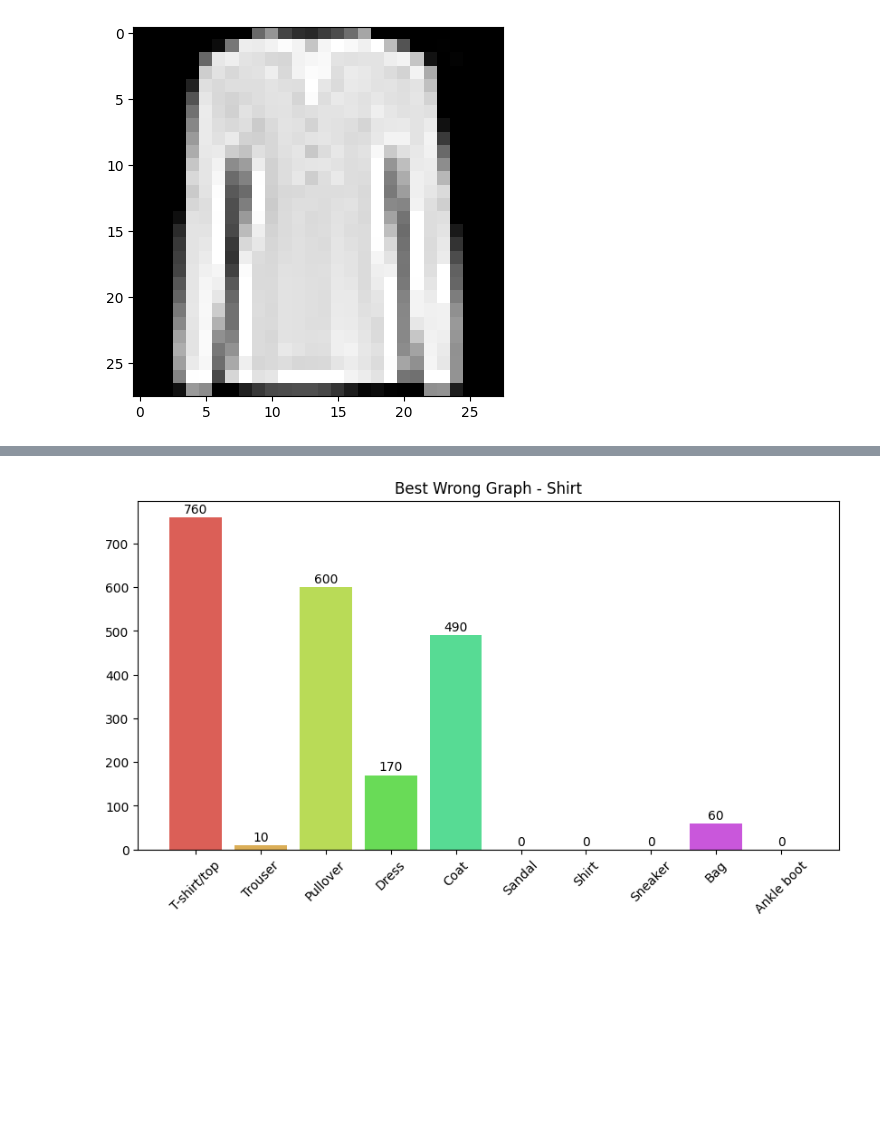
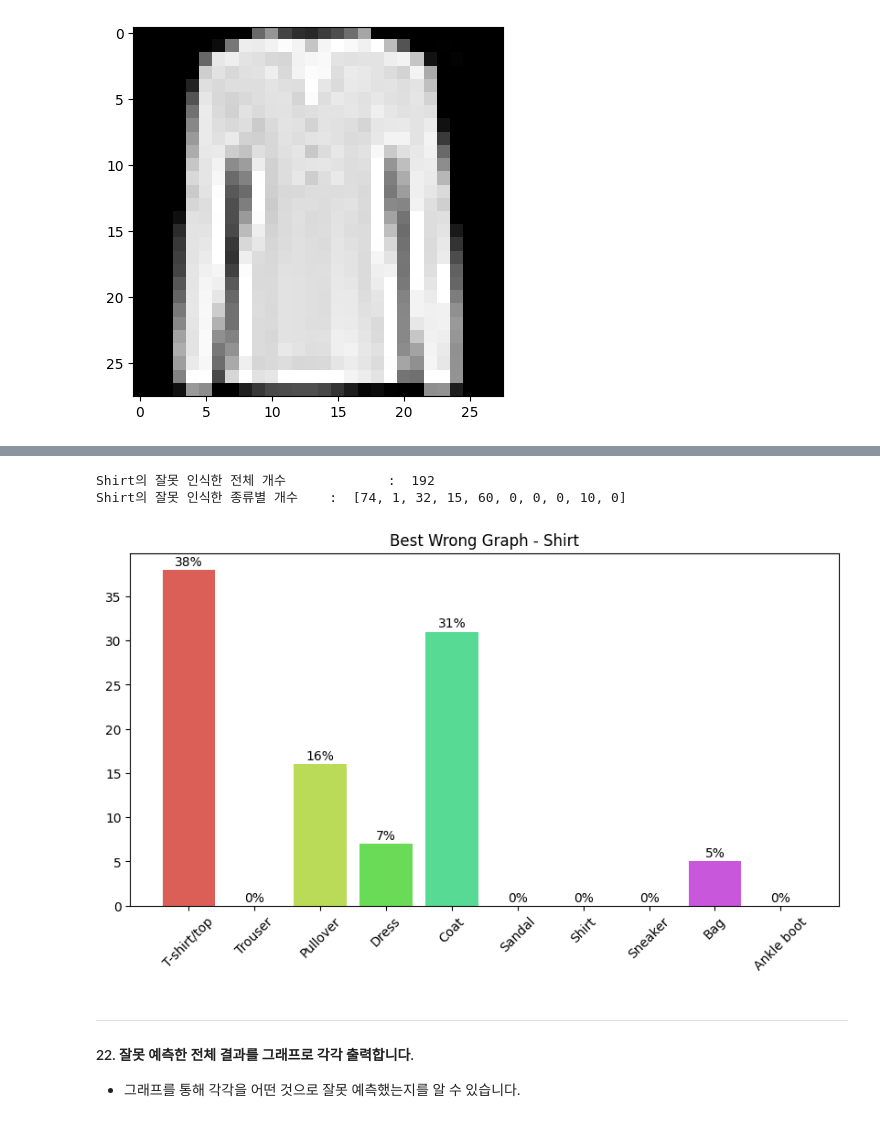
Before and after one commit to Konkuk-Univ-Glocal-Campus/introai202401-midterm-bkk21, a Jupyter notebook: midterm.ipynb, the cells around one changed output, grey strips where cells are left out. Cells and saved outputs as stored; diff of their text form; code cells hidden in the pictures; blank space fills up the shorter version.

```diff
--- a/midterm.ipynb
+++ b/midterm.ipynb
@@ -371,16 +454,16 @@ plt.show()
 #test 데이터로 최종 평가
 model.eval()
 X_test, y_test = test_img.to(default_device), test_label.to(default_device)
-result = model(X_test)
+test_result = model(X_test)
 
 #Loss 값 계산
-loss = criterion(result, y_test)
+loss = criterion(test_result, y_test)
 
 #정확도 계산
-_, pred = torch.max(result.data, 1)
+_, pred = torch.max(test_result.data, 1)
 accuracy = 100.*(pred == y_test).sum().item() / len(pred)
 
 #결과 출력
-print(f"Test loss : {loss.item():.9f}")
-print(f"Test accuracy : {accuracy:5.2f} %")
+print(f"Test Loss : {loss.item():.9f}")
+print(f"Test Acc : {accuracy:5.2f} %")
 # %% [output]
@@ -496,9 +669,15 @@ plt.show()
 # %%
+#각 데이터 개수
+print("각 데이터의 개수\t: ", data_count)
+
 #오답 리스트
-wrong_list = test_result['wrong']
+list = test_result['wrong']
+
+#정답 개수
+print("각 오답 개수\t: ", list)
 
 #색상 지정
-colors = sns.color_palette('hls',len(correct_list))
+colors = sns.color_palette('hls',len(list))
 
 #차트 크기
 plt.figure(figsize = (10, 5))
@@ -506,14 +685,18 @@ plt.figure(figsize = (10, 5))
 #차트 이름
 plt.title('Wrong Graph')
 
+#비율 계산 리스트 만들기
+wrong_list = []
+for i in range(len(list)):
+    wrong_list.append(int(list[i] / data_count[i] * 100 // 1))
+
 #차트 그리기
 bar = plt.bar(category.values(), wrong_list, color = colors)
-
 #x 라벨 45도 돌리기
 plt.xticks(rotation = 45)
 
 for i, j in enumerate(bar) :
-    plt.text(i, j.get_height() + 20, wrong_list[i], ha = 'center')
+    plt.text(i, j.get_height() + 0.5, f"{wrong_list[i]}%", ha = 'center')
 
 #그래프 출력
 plt.show()
@@ -522,27 +713,43 @@ plt.show()
 # %%
 #가장 인식을 잘못한 Shirt에 대한 통계 값
-best_wrong = test_result['wrong_value'][6]
+wrong_list = test_result['wrong_value'][6]
+
+#Shirt의 잘못 인식한 개수
+print("Shirt의 잘못 인식한 전체 개수\t\t: ", list[6])
+
+#각 데이터 개수
+print("Shirt의 잘못 인식한 종류별 개수\t: ", wrong_list)
 
 #색상 지정
 colors = sns.color_palette('hls',len(correct_list))
+
+best_wrong = []
+for i in range(len(wrong_list)):
+    best_wrong.append(int(wrong_list[i] / list[6] * 100 // 1))
 
 #차트 크기
 plt.figure(figsize = (10, 5))
 
 #차트 이름
 plt.title('Best Wrong Graph - Shirt')
 
 #차트 그리기
 bar = plt.bar(category.values(), best_wrong, color = colors)
 
 #x 라벨 45도 돌리기
 plt.xticks(rotation = 45)
 
 for i, j in enumerate(bar) :
-    plt.text(i, j.get_height() + 10, best_wrong[i], ha = 'center')
+    plt.text(i, j.get_height() + 0.5, f"{best_wrong[i]}%", ha = 'center')
 
 #그래프 출력
 plt.show()
 # %% [output]
+Shirt의 잘못 인식한 전체 개수             :  192
+Shirt의 잘못 인식한 종류별 개수    :  [74, 1, 32, 15, 60, 0, 0, 0, 10, 0]
-[figure, old version]
+[figure, new version]
+# %% [markdown]
+---
+#### 22. 잘못 예측한 전체 결과를 그래프로 각각 출력합니다.
+- 그래프를 통해 각각을 어떤 것으로 잘못 예측했는지를 알 수 있습니다.
 # %%
```
Also changed, not shown: parts of 39 cells of this notebook.
